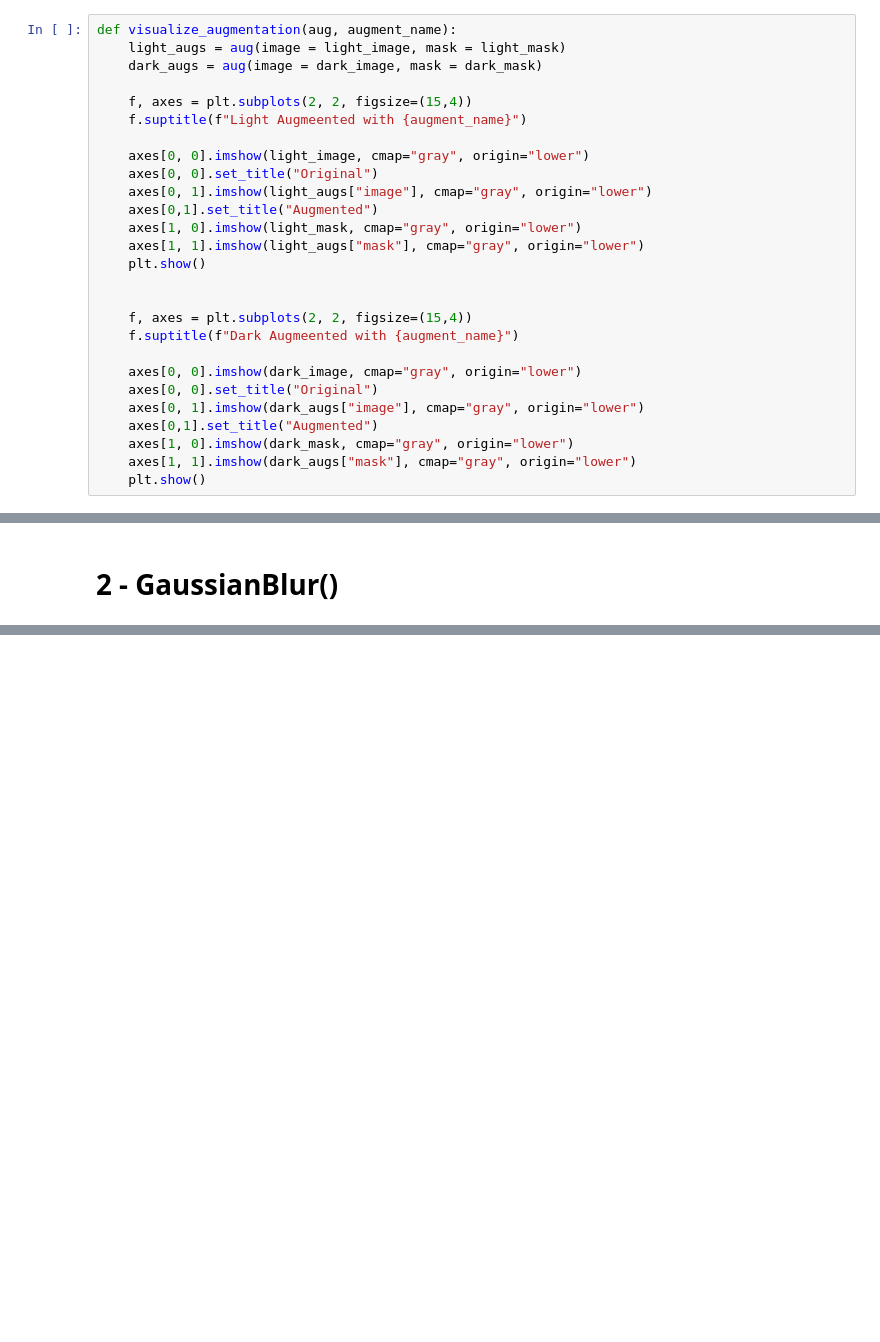
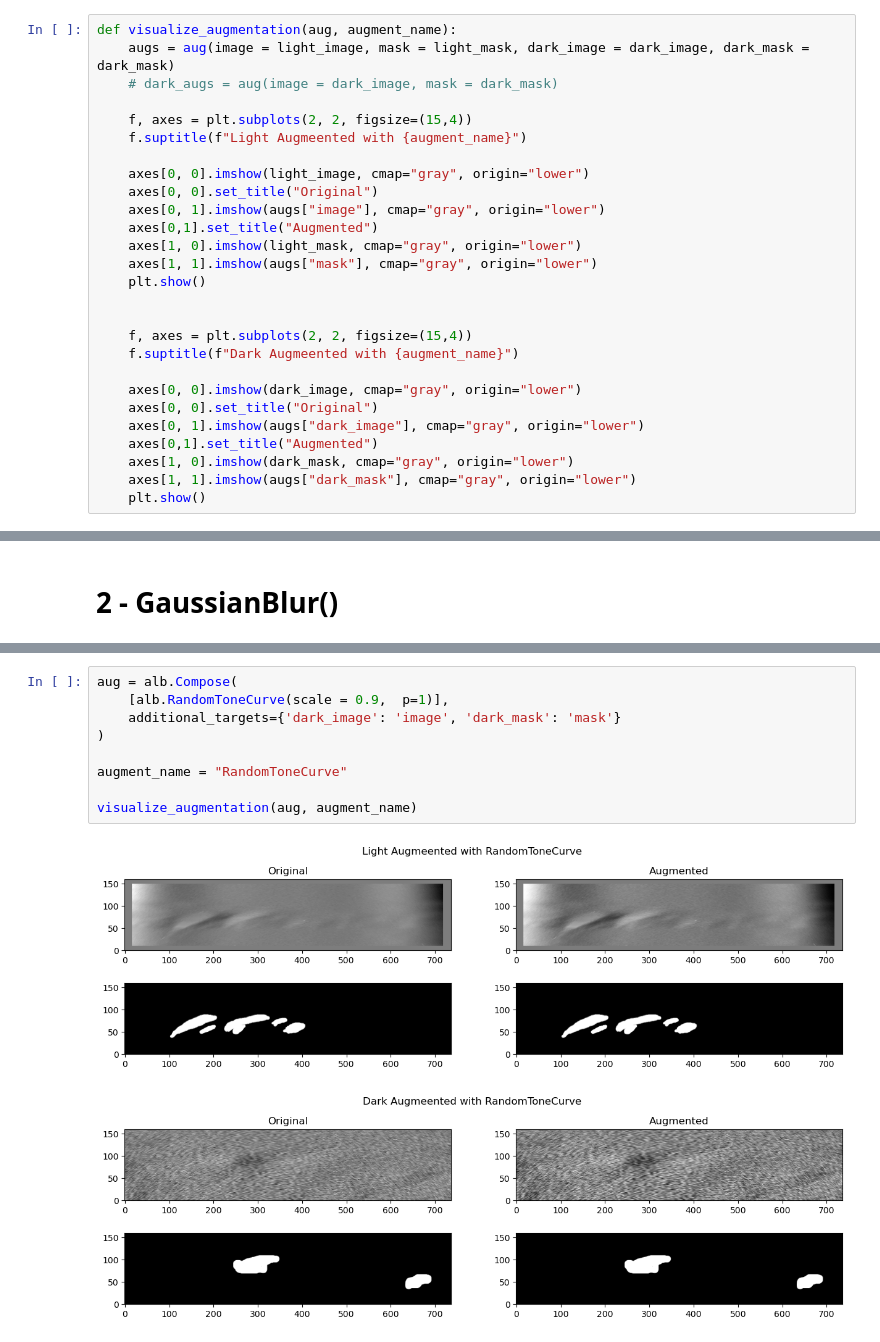
Before and after one commit to Yugadeep/Spokes_ML, a Jupyter notebook: augmentation_demo.ipynb, the cells around one changed output, grey strips where cells are left out. Saved outputs shown, nothing was run; the diff lists cells and outputs as text; blank space fills up the shorter version.

```diff
--- a/augmentation_demo.ipynb
+++ b/augmentation_demo.ipynb
@@ -19,18 +19,18 @@ dark_image = cv2.imread(testimg_Dpath, cv2.IMREAD_GRAYSCALE)
 dark_mask  = cv2.imread(testingmask_Dpath, cv2.IMREAD_GRAYSCALE)
 # %%
 def visualize_augmentation(aug, augment_name):
-    light_augs = aug(image = light_image, mask = light_mask)
-    dark_augs = aug(image = dark_image, mask = dark_mask)
+    augs = aug(image = light_image, mask = light_mask, dark_image = dark_image, dark_mask = dark_mask)
+    # dark_augs = aug(image = dark_image, mask = dark_mask)
 
     f, axes = plt.subplots(2, 2, figsize=(15,4))
     f.suptitle(f"Light Augmeented with {augment_name}")
 
     axes[0, 0].imshow(light_image, cmap="gray", origin="lower")
     axes[0, 0].set_title("Original")
-    axes[0, 1].imshow(light_augs["image"], cmap="gray", origin="lower")
+    axes[0, 1].imshow(augs["image"], cmap="gray", origin="lower")
     axes[0,1].set_title("Augmented")
     axes[1, 0].imshow(light_mask, cmap="gray", origin="lower")
-    axes[1, 1].imshow(light_augs["mask"], cmap="gray", origin="lower")
+    axes[1, 1].imshow(augs["mask"], cmap="gray", origin="lower")
     plt.show()
 
 
@@ -39,10 +39,10 @@ def visualize_augmentation(aug, augment_name):
 
     axes[0, 0].imshow(dark_image, cmap="gray", origin="lower")
     axes[0, 0].set_title("Original")
-    axes[0, 1].imshow(dark_augs["image"], cmap="gray", origin="lower")
+    axes[0, 1].imshow(augs["dark_image"], cmap="gray", origin="lower")
     axes[0,1].set_title("Augmented")
     axes[1, 0].imshow(dark_mask, cmap="gray", origin="lower")
-    axes[1, 1].imshow(dark_augs["mask"], cmap="gray", origin="lower")
+    axes[1, 1].imshow(augs["dark_mask"], cmap="gray", origin="lower")
     plt.show()
 # %% [markdown]
 # 1 - VerticalFlip()
@@ -70,0 +79,12 @@ visualize_augmentation(aug, augment_name)
+# %%
+aug = alb.Compose(
+    [alb.RandomToneCurve(scale = 0.9,  p=1)],
+    additional_targets={'dark_image': 'image', 'dark_mask': 'mask'}
+)
+
+augment_name = "RandomToneCurve"
+
+visualize_augmentation(aug, augment_name)
+# %% [output]
+[figure, added]
+[figure, added]
```
Also changed, not shown: parts of 11 cells of this notebook, 1 other file.
